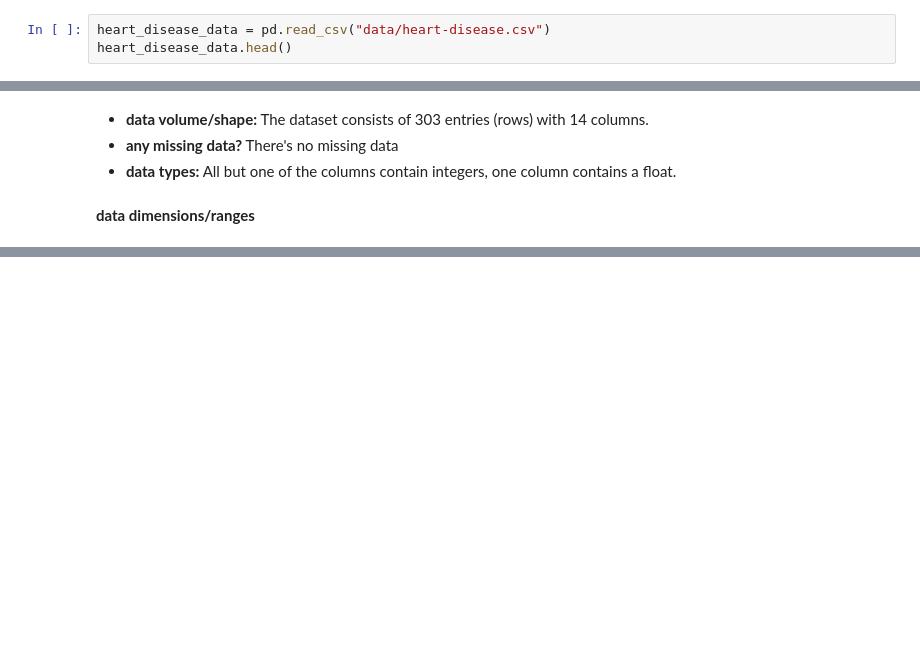
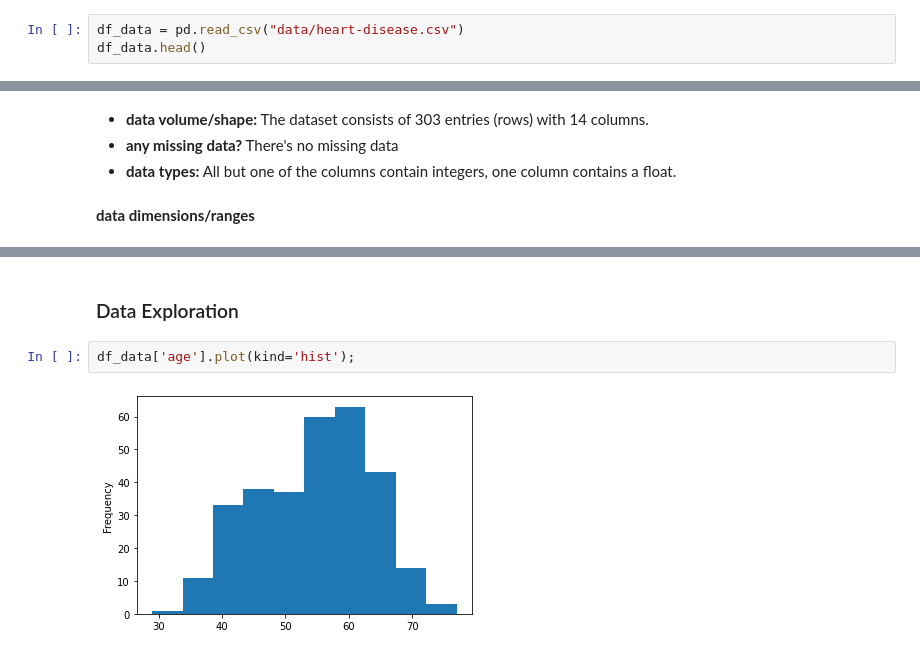
Before and after one commit to ChulaBruggeling/heart-disease-classification, a Jupyter notebook: heart-disease-classification-workbook.ipynb, the cells around one changed output, grey strips where cells are left out. Cells and saved outputs as stored; diff of their text form; blank space fills up the shorter version.

Commit message:
Add initial data exploration

```diff
--- a/heart-disease-classification-workbook.ipynb
+++ b/heart-disease-classification-workbook.ipynb
@@ -63,8 +71,8 @@ import pandas as pd
 # %% [markdown]
 **data volume/shape**
 # %%
-heart_disease_data = pd.read_csv("data/heart-disease.csv")
-heart_disease_data.head()
+df_data = pd.read_csv("data/heart-disease.csv")
+df_data.head()
 # %% [output]
 |  | age | sex | cp | trestbps | chol | fbs | restecg | thalach | exang | oldpeak | slope | ... |
 | 0 | 63 | 1 | 3 | 145 | 233 | 1 | 0 | 150 | 0 | 2.3 | 0 | ... |
@@ -180,3 +188,9 @@ heart_disease_data.describe().transpose()
 | ca | 303.0 | 0.729373 | 1.022606 | 0.0 | 0.0 | 0.0 | 1.0 | 4.0 |
 | thal | 303.0 | 2.313531 | 0.612277 | 0.0 | 2.0 | 2.0 | 3.0 | 3.0 |
 | target | 303.0 | 0.544554 | 0.498835 | 0.0 | 0.0 | 1.0 | 1.0 | 1.0 |
+# %% [markdown]
+### Data Exploration
+# %%
+df_data['age'].plot(kind='hist');
+# %% [output]
+[figure, added]
```
Also changed, not shown: parts of 38 cells of this notebook.
